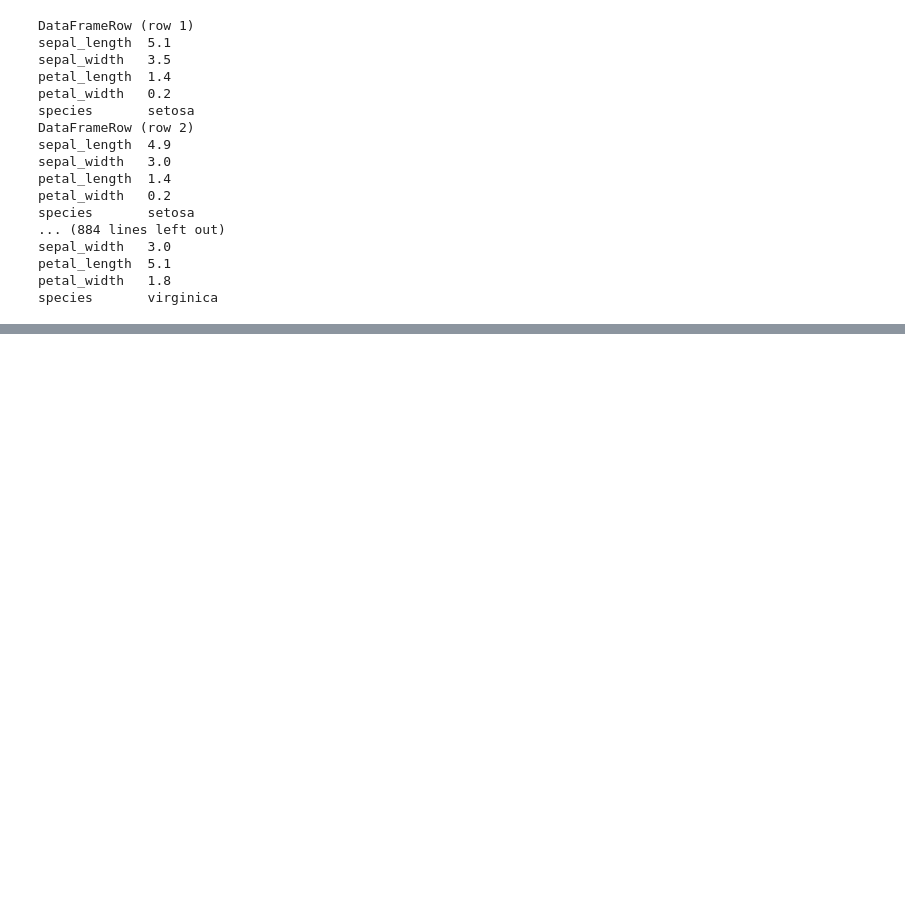
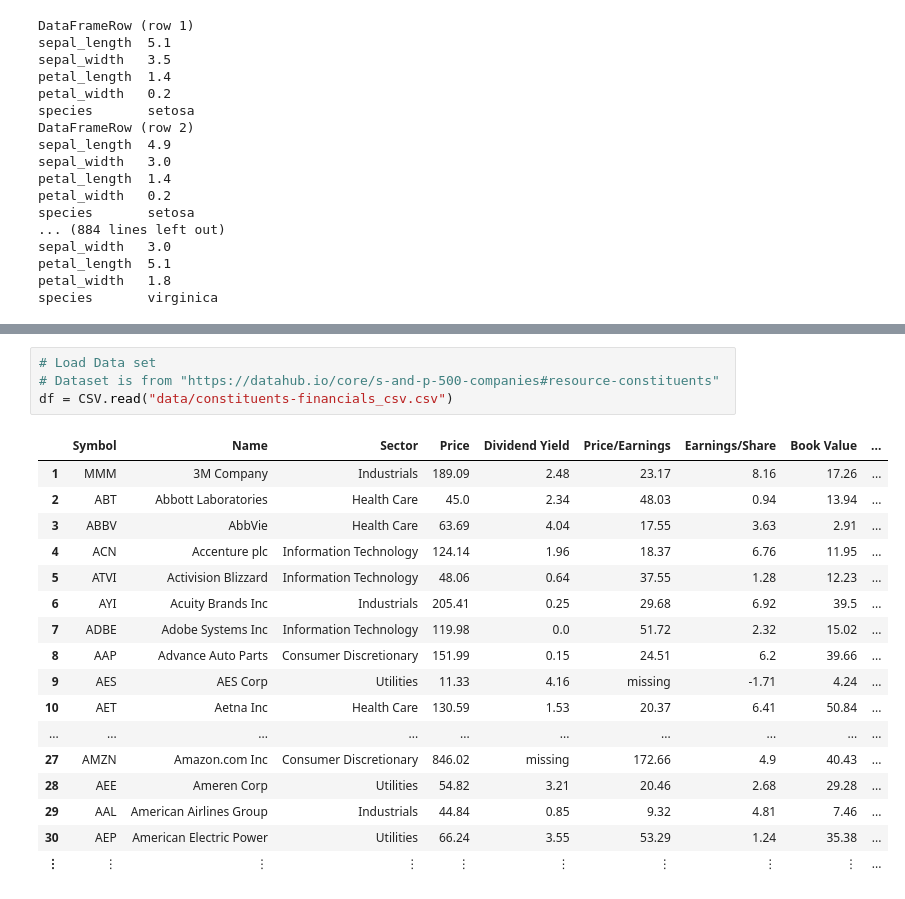
Before and after one commit to lagefreitas/2018-julia-hands-on, a Jupyter notebook: data_analysis_visualization.ipynb, the cells around one changed output, grey strips where cells are left out. Drawn from its saved outputs; the diff is of its cells as text; blank space fills up the shorter version.

```diff
--- a/data_analysis_visualization.ipynb
+++ b/data_analysis_visualization.ipynb
@@ -458,0 +444,22 @@ end
+# %%
+# Load Data set
+# Dataset is from "https://datahub.io/core/s-and-p-500-companies#resource-constituents"
+df = CSV.read("data/constituents-financials_csv.csv")
+# %% [output]
+|  | Symbol | Name | Sector | Price | Dividend Yield | Price/Earnings | Earnings/Share | Book Value | ... |
+| 1 | MMM | 3M Company | Industrials | 189.09 | 2.48 | 23.17 | 8.16 | 17.26 | ... |
+| 2 | ABT | Abbott Laboratories | Health Care | 45.0 | 2.34 | 48.03 | 0.94 | 13.94 | ... |
+| 3 | ABBV | AbbVie | Health Care | 63.69 | 4.04 | 17.55 | 3.63 | 2.91 | ... |
+| 4 | ACN | Accenture plc | Information Technology | 124.14 | 1.96 | 18.37 | 6.76 | 11.95 | ... |
+| 5 | ATVI | Activision Blizzard | Information Technology | 48.06 | 0.64 | 37.55 | 1.28 | 12.23 | ... |
+| 6 | AYI | Acuity Brands Inc | Industrials | 205.41 | 0.25 | 29.68 | 6.92 | 39.5 | ... |
+| 7 | ADBE | Adobe Systems Inc | Information Technology | 119.98 | 0.0 | 51.72 | 2.32 | 15.02 | ... |
+| 8 | AAP | Advance Auto Parts | Consumer Discretionary | 151.99 | 0.15 | 24.51 | 6.2 | 39.66 | ... |
+| 9 | AES | AES Corp | Utilities | 11.33 | 4.16 | missing | -1.71 | 4.24 | ... |
+| 10 | AET | Aetna Inc | Health Care | 130.59 | 1.53 | 20.37 | 6.41 | 50.84 | ... |
+| ... | ... | ... | ... | ... | ... | ... | ... | ... | ... |
+| 27 | AMZN | Amazon.com Inc | Consumer Discretionary | 846.02 | missing | 172.66 | 4.9 | 40.43 | ... |
+| 28 | AEE | Ameren Corp | Utilities | 54.82 | 3.21 | 20.46 | 2.68 | 29.28 | ... |
+| 29 | AAL | American Airlines Group | Industrials | 44.84 | 0.85 | 9.32 | 4.81 | 7.46 | ... |
+| 30 | AEP | American Electric Power | Utilities | 66.24 | 3.55 | 53.29 | 1.24 | 35.38 | ... |
+| ⋮ | ⋮ | ⋮ | ⋮ | ⋮ | ⋮ | ⋮ | ⋮ | ⋮ | ... |
```
Also changed, not shown: parts of 21 cells of this notebook.
